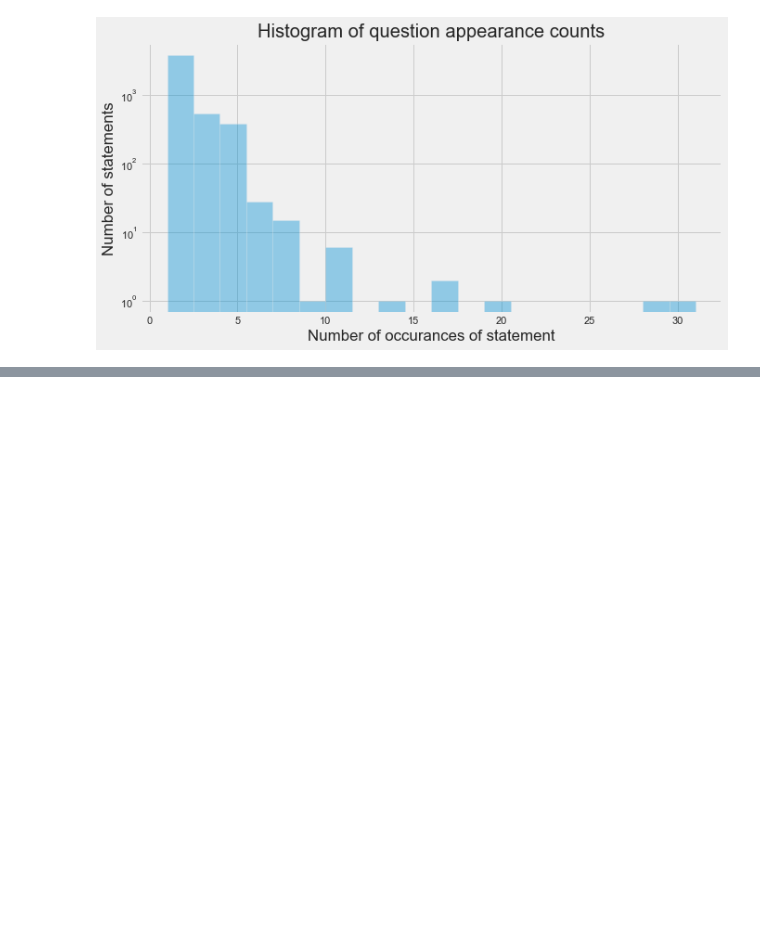
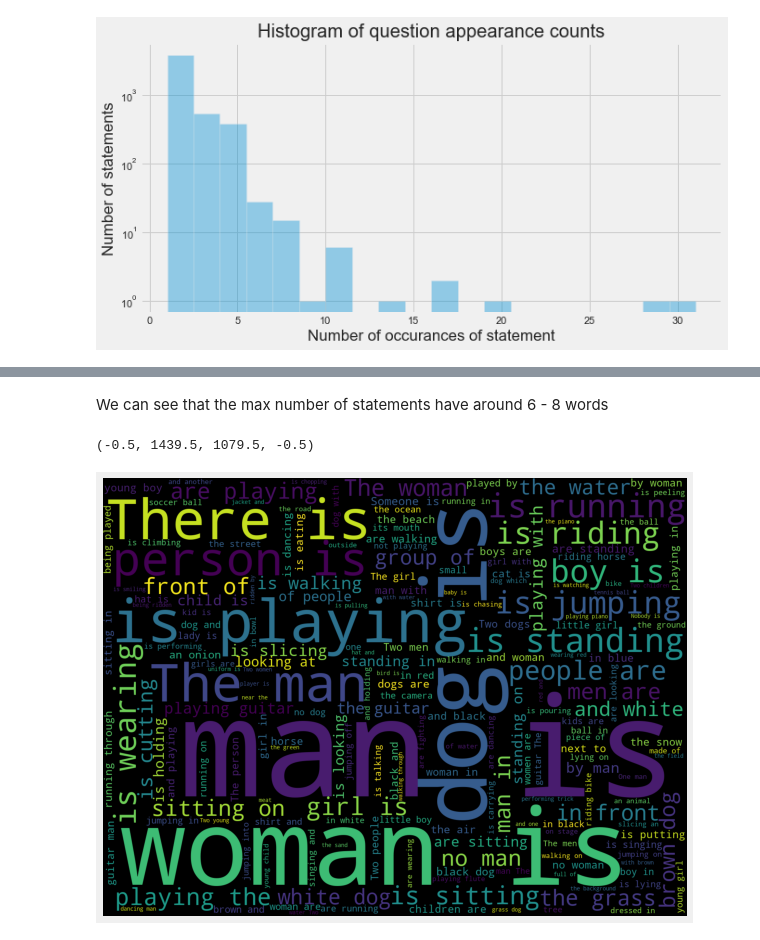
Before and after one commit to loganrane/MachineLearning101, a Jupyter notebook: Projects/Sentence Pairs.ipynb, the cells around one changed output, grey strips where cells are left out. Cells and saved outputs as stored; diff of their text form; code cells hidden in the pictures; blank space fills up the shorter version.

```diff
--- a/Projects/Sentence Pairs.ipynb
+++ b/Projects/Sentence Pairs.ipynb
@@ -122,0 +156,12 @@ Max number of times a single statement is repeated: 31
+# %% [markdown]
+We can see that the max number of statements have around 6 - 8 words
+# %%
+# !pip install wordcloud
+from wordcloud import WordCloud
+cloud = WordCloud(width=1440, height=1080).generate(" ".join(total_statements.astype(str)))
+plt.figure(figsize=(10, 7.5))
+plt.imshow(cloud)
+plt.axis('off')
+# %% [output]
+(-0.5, 1439.5, 1079.5, -0.5)
+[figure, added]
```
Also changed, not shown: parts of 34 cells of this notebook.
